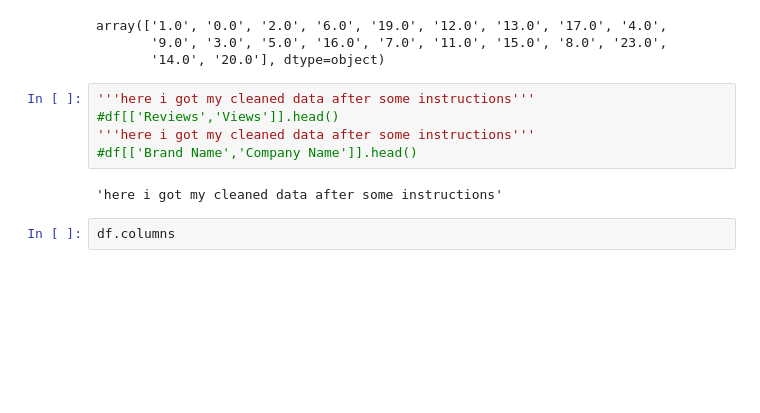
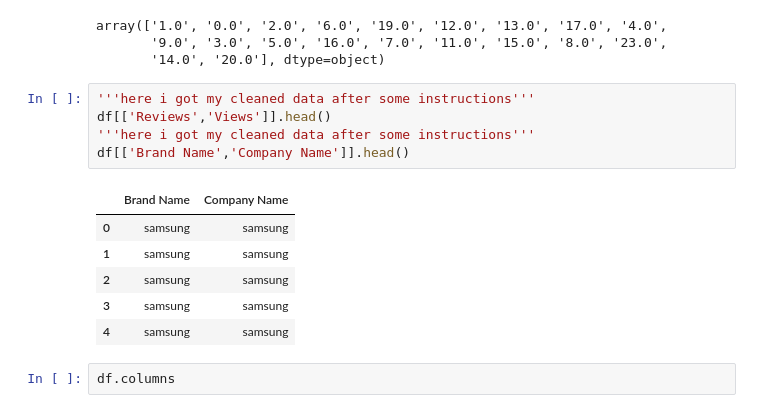
Before and after one commit to atif4/TEXT_DATA_PREPROCESSING, a Jupyter notebook: Text_Data_Preprocessing_Amazon_Unlocked_Mobile.ipynb, the cells around one changed output. Cells and saved outputs as stored; diff of their text form; blank space fills up the shorter version.

```diff
--- a/Text_Data_Preprocessing_Amazon_Unlocked_Mobile.ipynb
+++ b/Text_Data_Preprocessing_Amazon_Unlocked_Mobile.ipynb
@@ -209,11 +196,16 @@ array(['1.0', '0.0', '2.0', '6.0', '19.0', '12.0', '13.0', '17.0', '4.0',
        '14.0', '20.0'], dtype=object)
 # %%
 '''here i got my cleaned data after some instructions'''
-#df[['Reviews','Views']].head()
+df[['Reviews','Views']].head()
 '''here i got my cleaned data after some instructions'''
-#df[['Brand Name','Company Name']].head()
+df[['Brand Name','Company Name']].head()
 # %% [output]
-'here i got my cleaned data after some instructions'
+|  | Brand Name | Company Name |
+| 0 | samsung | samsung |
+| 1 | samsung | samsung |
+| 2 | samsung | samsung |
+| 3 | samsung | samsung |
+| 4 | samsung | samsung |
 # %%
 df.columns
 # %% [output]
```
Also changed, not shown: parts of 2 cells of this notebook.
